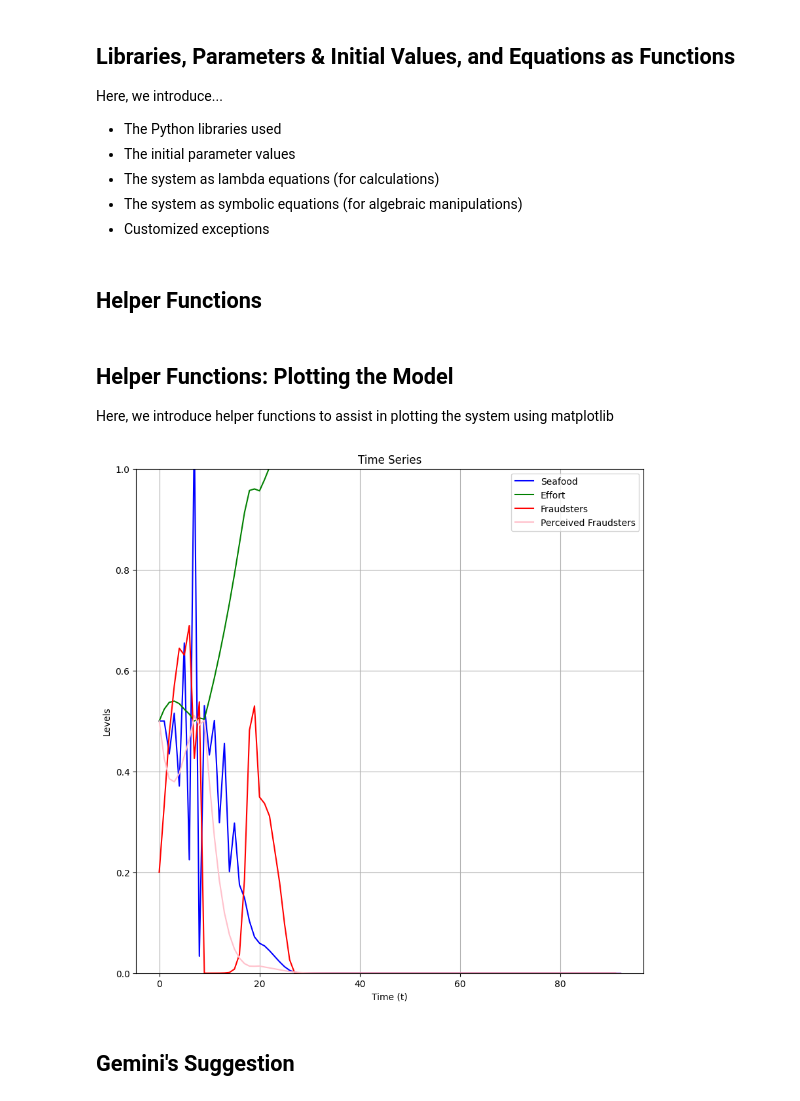
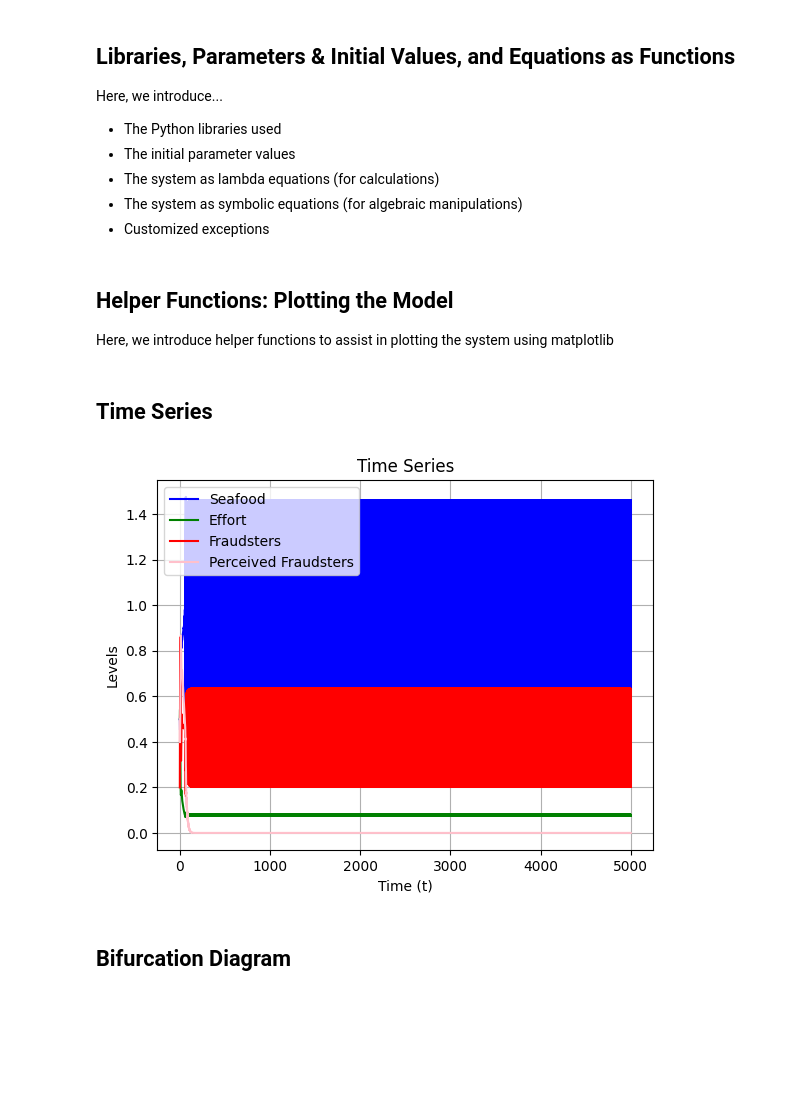
Before and after one commit to RichaCui70/Dynamics-between-Seafood-Fraudsters-and-Buyers, a Jupyter notebook: nondimensionalized.ipynb, the cells around one changed output. Drawn from its saved outputs; the diff is of its cells as text; code cells hidden in the pictures; blank space fills up the shorter version.

```diff
--- a/nondimensionalized.ipynb
+++ b/nondimensionalized.ipynb
@@ -28,8 +28,8 @@ import matplotlib.lines as mlines
 import mpl_toolkits.mplot3d as plt3d
 from numpy.linalg import eig
 from scipy.optimize import root, fsolve
-from SALib.analyze import sobol
-from SALib.sample.sobol import sample as sample
+# from SALib.analyze import sobol
+# from SALib.sample.sobol import sample as sample
 from matplotlib.patches import Patch
 from ipywidgets import interact, FloatSlider
 from skimage import measure
@@ -51,9 +51,8 @@ def fraudster_state(S, E, F, Fp, gamma_f, gamma_m, gamma_p, pw, e_sw, e_sm, e_d)
     price_wholesale = (F * (pw - 1) + 1) / denom_wholesale
 
     delta = gamma_f * (price_market - price_wholesale)
-    # delta = np.clip(delta, -20, 20) # Prevent overflow
+    if bump != 0:
+        delta = np.clip(delta, -20, 20) # Prevent overflow
     return (F * np.exp(delta)) / (1 + F * (np.exp(delta) - 1))
 p_fraudster_state = lambda F, Fp, F_threshold: \
     (Fp * np.exp(F - F_threshold)) / (1 + Fp * (np.exp(F - F_threshold) - 1))
-# %% [markdown]
-## **Helper Functions**
@@ -709,6 +579,8 @@ def surface_plot(x_series, y_series, z_series, ax, **kwargs):
         ax.view_init(kwargs['view'][0], kwargs['view'][1], kwargs['view'][2])
 
     ax.grid(True)
+# %% [markdown]
+## **Time Series**
 # %%
 def system_map(state, params):
     S, E, F, FP = state
@@ -751,6 +623,8 @@ def get_jacobian_numerical(func, state, params, epsilon=1e-7):
         J[:, i] = (f_perturb - f0) / epsilon
 
     return J
+
+# Old parameters that are still relevant in the nondimensionalized system
 old_params = {
     'q': 0.0002,
     'r': 0.02,
@@ -759,9 +633,9 @@ old_params = {
     'Pw0': 1,
     'C1': 2,
     'C0': 1,
-    'e_sm': 1.0
+    'e_sm': 1.0,
 }
-# Define your parameters
+# Nondimensionalized parameters
 new_params = {
     'gamma_m': 1.0 / (old_params['Pw0'] * (old_params['r'] * old_params['K']) ** (old_params['e_sm'] / 2)), # gamma_m / (Pw0 * (r * K)^(e_sm / 2)...
     'gamma_f': 110 * old_params['Pw0'],                         # gamma_f * Pw0
@@ -773,45 +647,59 @@ new_params = {
     'e_d': 1.0,
     'F_threshold': 0.5,
     'q': (old_params['q'] * old_params['Pw0'] * old_params['K']) / old_params['C0'],        # (q * Pw0 * K) / C0
     'pw': old_params['Pw1']/old_params['Pw0'],                                              # Pw1/Pw0
     'c': old_params['C1']/old_params['C0'],                     # C1/C0
 }
-
+# Nondimensionalized parameters without worrying about their definitions
 new_params_without_old_influence = {
     'gamma_m': 1.0,
     'gamma_f': 1.0,
-    'gamma_s': 6,
-    'gamma_e': 0.075,
-    'gamma_p': 10.0,
+    'gamma_s': 2.5,
+    'gamma_e': 0.15,
+    'gamma_p': 15.0,
     'e_sm': 1.0,
     'e_sw': 1.0,
     'e_d': 1.0,
     'F_threshold': 0.5,
     'q': 0.02,
     'pw': 5.0,
-    'c': 3.0
+    'c': 3.5
 }
-
-def E_R_plot(params, initial_vals, time=100):
+# Initial starting values
+init_vals = [0.5, 0.5, 0.2, 0.5]
+def time_series(params, initial_vals, time=5000):
     seafood, effort, fraudsters, p_fraudsters = np.array([initial_vals[0]], dtype=np.longdouble), np.array([initial_vals[1]], dtype=np.longdouble), np.array([initial_vals[2]], dtype=np.longdouble), np.array([initial_vals[3]], dtype=np.longdouble)
     time_period = []
     for i in range(time):
         time_period.append(i)
         seafood = np.append(seafood, seafood_state(seafood[i], effort[i], params['gamma_s']))
         effort = np.append(effort, effort_state(effort[i], seafood[i], fraudsters[i], params['q'], params['pw'], params['c'], params['e_sw'], params['gamma_p'], params['gamma_e']))
         fraudsters = np.append(fraudsters, fraudster_state(seafood[i], effort[i], fraudsters[i], p_fraudsters[i], params['gamma_f'], params['gamma_m'], params['gamma_p'], params['pw'], params['e_sw'], params['e_sm'], params['e_d']))
         p_fraudsters = np.append(p_fraudsters, p_fraudster_state(fraudsters[i], p_fraudsters[i], params['F_threshold']))
     time_period.append(time)
 
     fig, axs = plt.subplots(1, 1)
-    fig.set_size_inches(10, 10)
-    axs.set_ylim(0, 1)
+    # axs.set_ylim(0, 1.3)
     line_graph([time_period, time_period, time_period, time_period], [seafood, effort, fraudsters, p_fraudsters], axs, title=f"Time Series", y_label="Levels", x_label="Time (t)", line_label=["Seafood", "Effort", "Fraudsters", "Perceived Fraudsters"], line_color=["Blue", "green", "red", "pink"])
     plt.show()
-E_R_plot(new_params_without_old_influence, [0.5, 0.5, 0.2, 0.5])
+
+
+
+
+
+# Solve
+# sol = root(residuals, init_vals, args=(new_params_without_old_influence), method='hybr')
+
+# if sol.success:
+#     S_star, E_star, F_star, FP_star = sol.x
+#     print(f"\nFixed Point found: S={S_star:.4f}, E={E_star:.4f}, F={F_star:.4f}, Fp={FP_star:.4f}")
+# else:
+#     print(f"\nSolver failed: {sol.message}")
+
+time_series(new_params_without_old_influence, init_vals)
 # %% [output]
-[figure, old version]
+[figure, new version]
-# %% [markdown]
-## Gemini's Suggestion
+# %% [markdown]
+## **Bifurcation Diagram**
 # %%
 def run_system(params, steps=500, transient=200):
```
Also changed, not shown: parts of 2 cells of this notebook.
